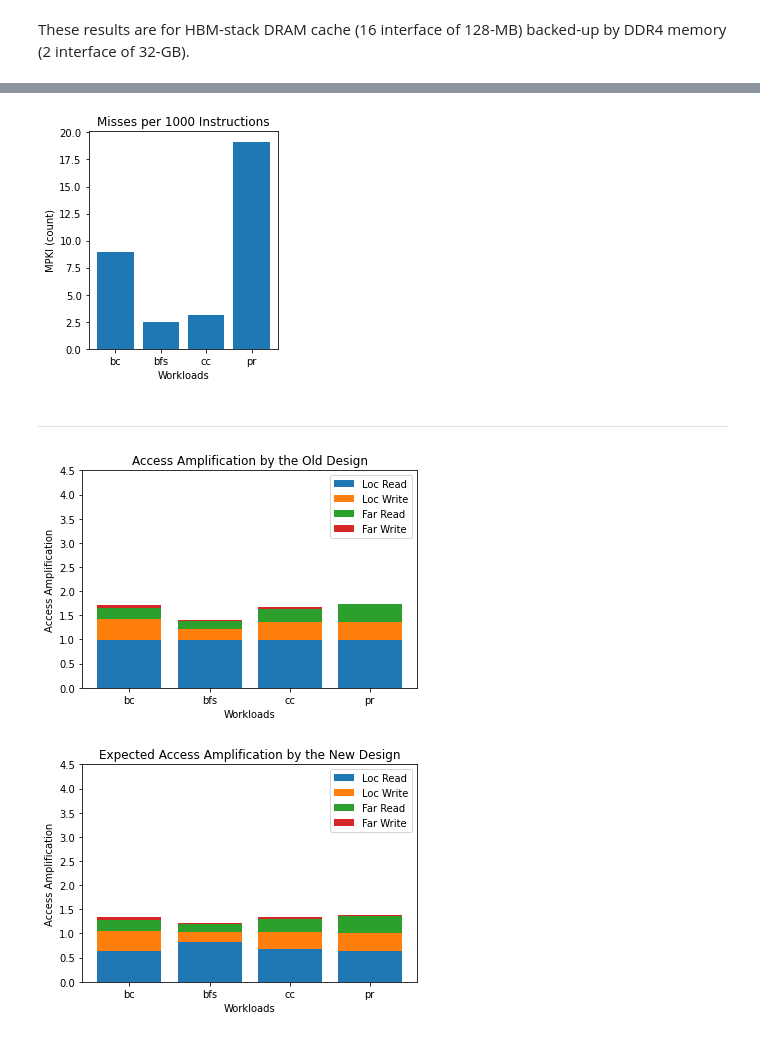
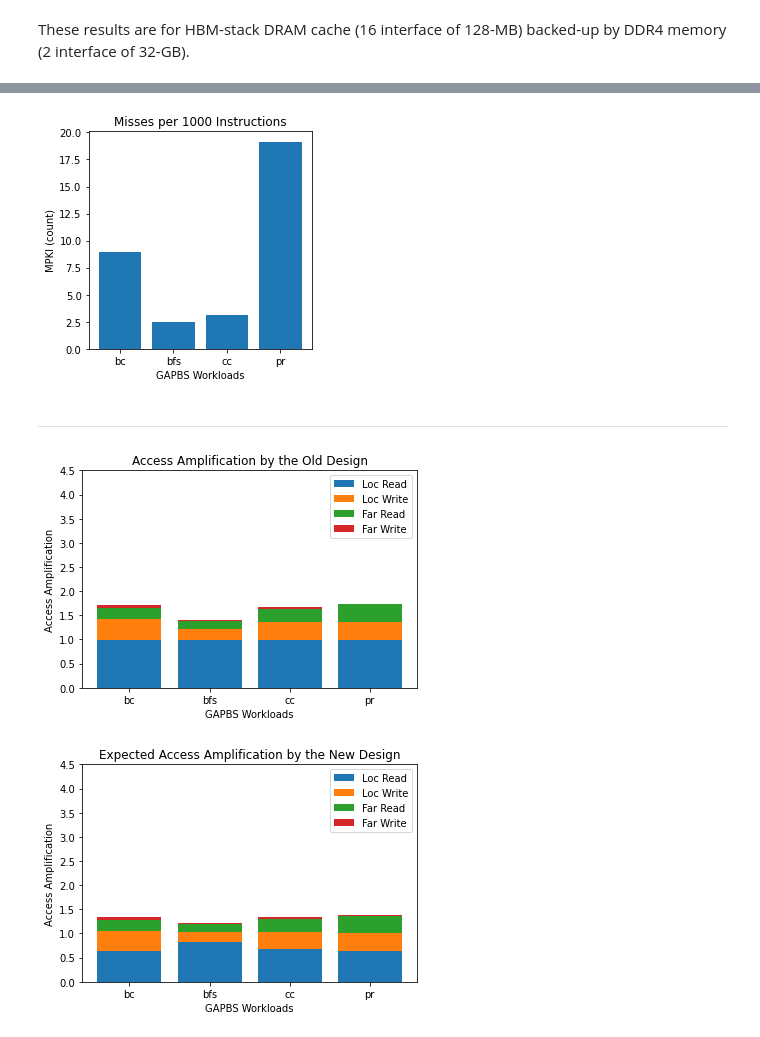
Before and after one commit to darchr/dramCacheController, a Jupyter notebook: myPlots/res_Nov_14/GAPBS/gapbs.ipynb, the cells around one changed output, grey strips where cells are left out. Cells and saved outputs as stored; diff of their text form; code cells hidden in the pictures.

```diff
--- a/myPlots/res_Nov_14/GAPBS/gapbs.ipynb
+++ b/myPlots/res_Nov_14/GAPBS/gapbs.ipynb
@@ -433,24 +461,24 @@ plt.show()
 # %%
 x = df['app']
 
 y = df['numHotMisses'].astype(float)/(df['totNumInsts'].astype(float)/1000)
 
 
 # Multi bar Chart
 fig = plt.figure()
-fig.set_size_inches(3.4, 4)
+fig.set_size_inches(4, 4)
 
 #plt.ylim([0,5])
 
 plt.bar(x, y)
 
 
 plt.title("Misses per 1000 Instructions")
-plt.xlabel("Workloads")
+plt.xlabel("GAPBS Workloads")
 plt.ylabel("MPKI (count)")
 plt.show()
 # %% [output]
-[figure, old version]
+[figure, new version]
 # %% [markdown]
 *******************************************************************
 # %%
@@ -473,12 +501,12 @@ plt.bar(x, y3, bottom=y1+y2, label = 'Far Read')
 plt.bar(x, y4, bottom=y1+y2+y3, label = 'Far Write')
 
 plt.title("Access Amplification by the Old Design")
-plt.xlabel("Workloads")
+plt.xlabel("GAPBS Workloads")
 plt.ylabel("Access Amplification")
 plt.legend()
 plt.show()
 # %% [output]
-[figure, old version]
+[figure, new version]
 # %%
 x = df['app']
 
@@ -509,12 +537,12 @@ plt.bar(x, y33, bottom=y11+y22, label = 'Far Read')
 plt.bar(x, y44, bottom=y11+y22+y33, label = 'Far Write')
 
 plt.title("Expected Access Amplification by the New Design")
-plt.xlabel("Workloads")
+plt.xlabel("GAPBS Workloads")
 plt.ylabel("Access Amplification")
 plt.legend()
 plt.show()
 # %% [output]
-[figure, old version]
+[figure, new version]
 # %%
 x = df['app']
 
```
Also changed, not shown: parts of 9 cells of this notebook, 1 other file.
